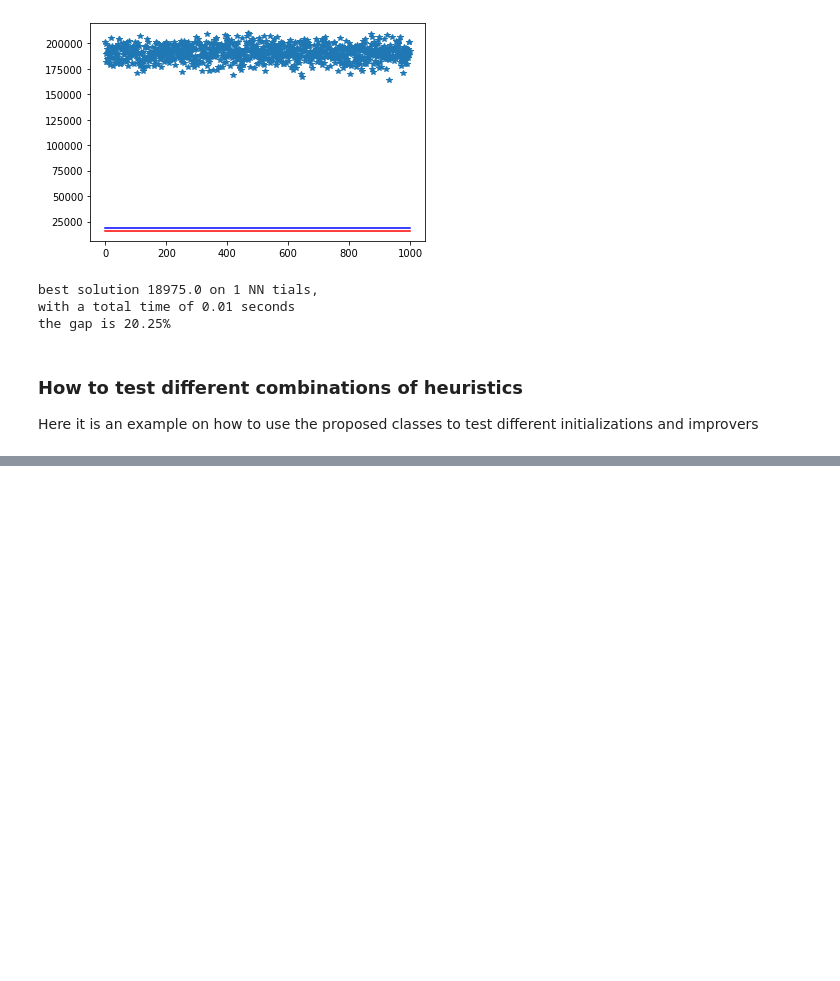
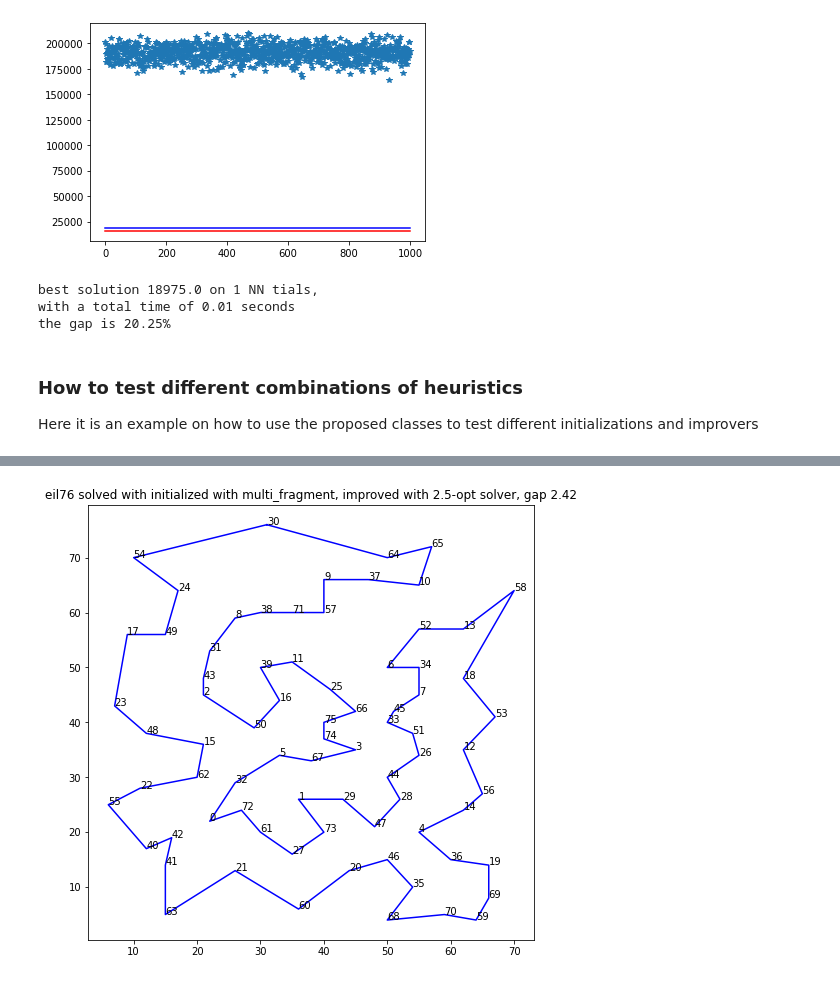
Before and after one commit to WiZeYAR/AI2021MA, a Jupyter notebook: introduction_to_the_TSP.ipynb, the cells around one changed output, grey strips where cells are left out. Cells and saved outputs as stored; diff of their text form; code cells hidden in the pictures; blank space fills up the shorter version.

```diff
--- a/introduction_to_the_TSP.ipynb
+++ b/introduction_to_the_TSP.ipynb
@@ -360,0 +362,4 @@ pd.DataFrame(results, index=index, columns=["tour length", "gap", "time to solve
+# %%
+solver.plot_solution()
+# %% [output]
+[figure, added]
```
Also changed, not shown: parts of 8 cells of this notebook, 1 other file.
